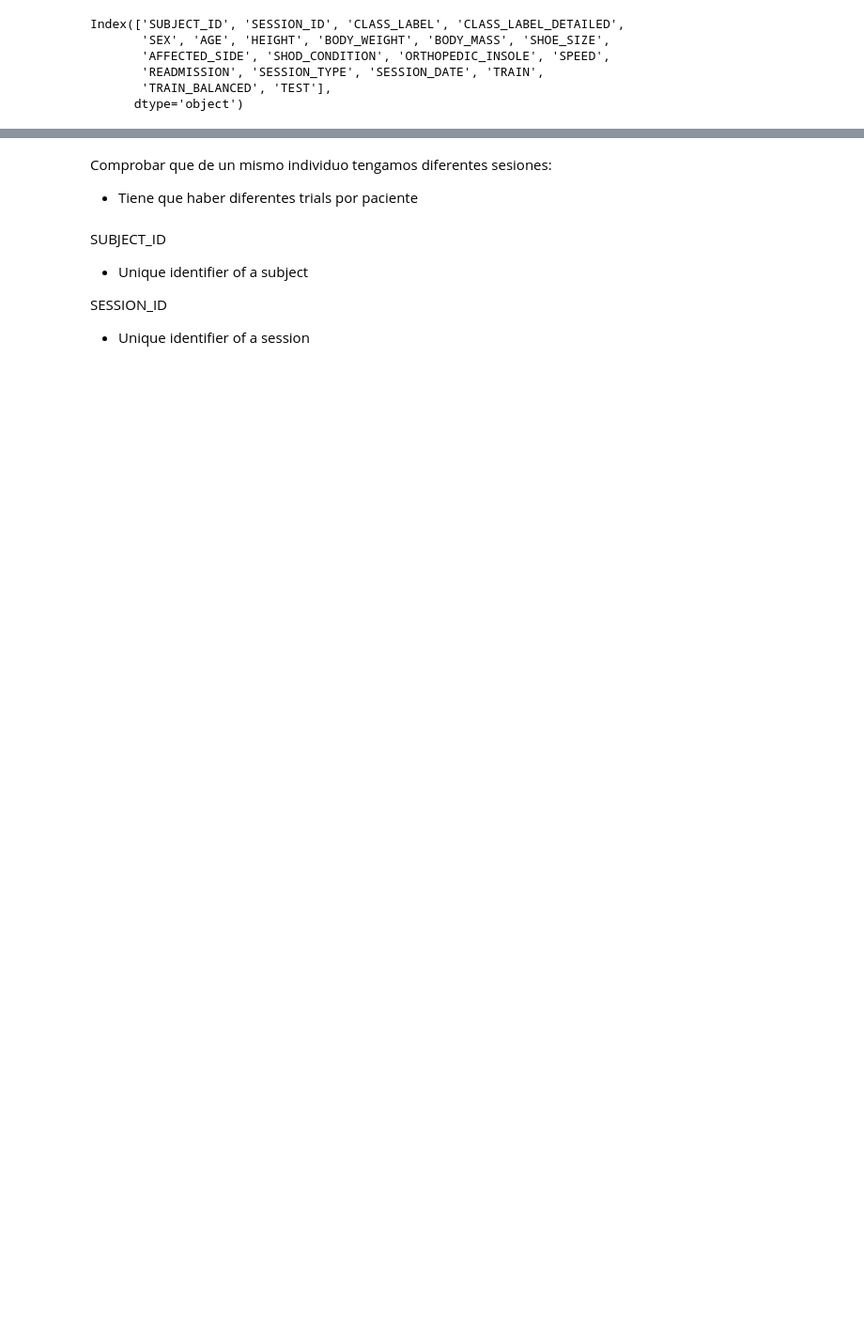
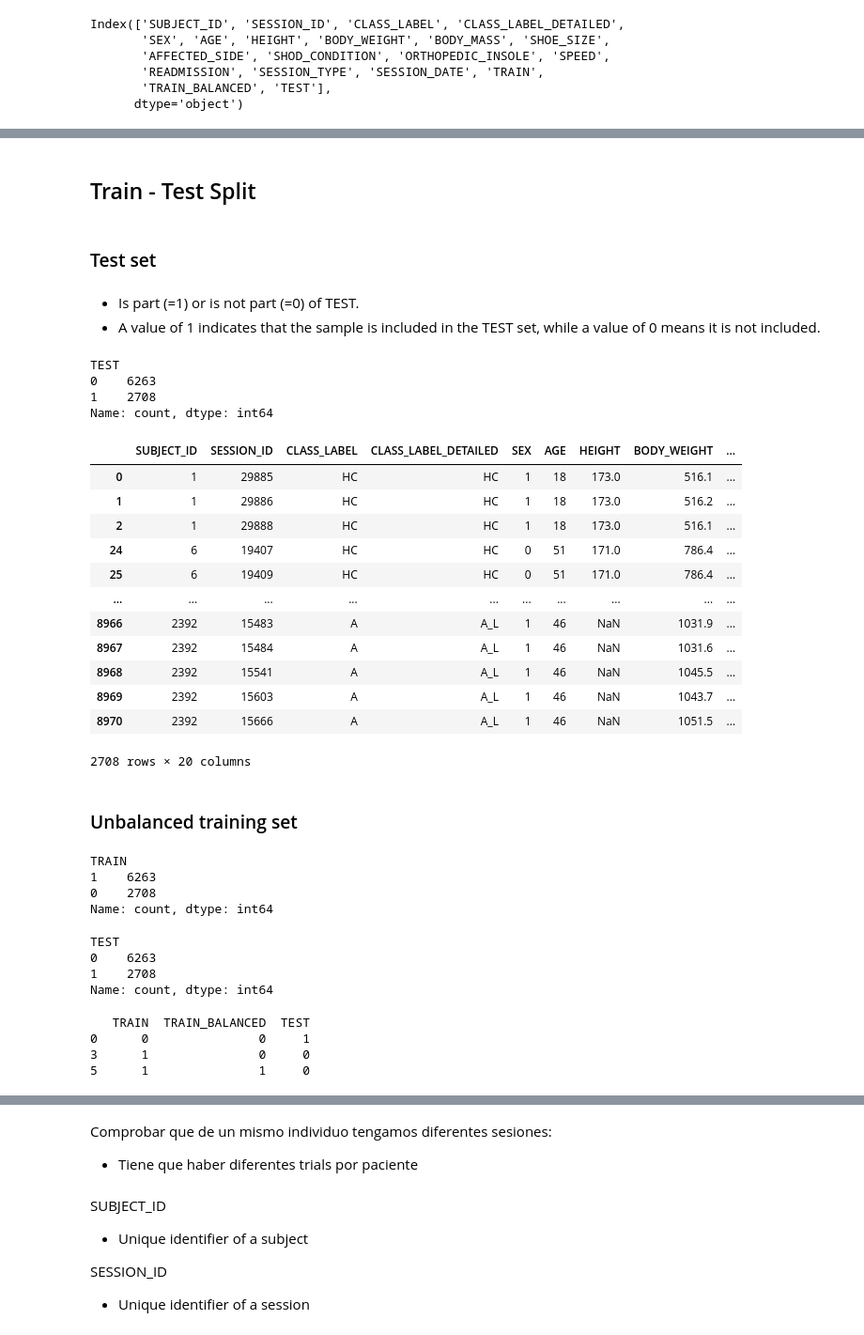
Before and after one commit to bernatsort/Therapy-Progress-Gait-Prediction, a Jupyter notebook: code.ipynb, the cells around one changed output, grey strips where cells are left out. Shown at 94% size. Drawn from its saved outputs; the diff is of its cells as text; code cells hidden in the pictures; blank space fills up the shorter version.

Commit message:
test set metadata

```diff
--- a/code.ipynb
+++ b/code.ipynb
@@ -48,0 +75,65 @@ Index(['SUBJECT_ID', 'SESSION_ID', 'CLASS_LABEL', 'CLASS_LABEL_DETAILED',
+# %% [markdown]
+## Train - Test Split
+# %% [markdown]
+### Test set
+# %% [markdown]
+- Is part (=1) or is not part (=0) of TEST.
+- A value of 1 indicates that the sample is included in the TEST set, while a value of 0 means it is not included.
+# %%
+# number of samples in the test set (class 1: 2708)
+GRF_Annotation['TEST'].value_counts()
+# %% [output]
+TEST
+0    6263
+1    2708
+Name: count, dtype: int64
+# %%
+# Create the test set from metadata
+test_set_metadata = GRF_Annotation[GRF_Annotation['TEST']==1]
+test_set_metadata
+# %% [output]
+|  | SUBJECT_ID | SESSION_ID | CLASS_LABEL | CLASS_LABEL_DETAILED | SEX | AGE | HEIGHT | BODY_WEIGHT | ... |
+| 0 | 1 | 29885 | HC | HC | 1 | 18 | 173.0 | 516.1 | ... |
+| 1 | 1 | 29886 | HC | HC | 1 | 18 | 173.0 | 516.2 | ... |
+| 2 | 1 | 29888 | HC | HC | 1 | 18 | 173.0 | 516.1 | ... |
+| 24 | 6 | 19407 | HC | HC | 0 | 51 | 171.0 | 786.4 | ... |
+| 25 | 6 | 19409 | HC | HC | 0 | 51 | 171.0 | 786.4 | ... |
+| ... | ... | ... | ... | ... | ... | ... | ... | ... | ... |
+| 8966 | 2392 | 15483 | A | A_L | 1 | 46 | NaN | 1031.9 | ... |
+| 8967 | 2392 | 15484 | A | A_L | 1 | 46 | NaN | 1031.6 | ... |
+| 8968 | 2392 | 15541 | A | A_L | 1 | 46 | NaN | 1045.5 | ... |
+| 8969 | 2392 | 15603 | A | A_L | 1 | 46 | NaN | 1043.7 | ... |
+| 8970 | 2392 | 15666 | A | A_L | 1 | 46 | NaN | 1051.5 | ... |
+2708 rows × 20 columns
+# %% [markdown]
+### Unbalanced training set
+# %%
+# Train - Test instances
+GRF_Annotation['TRAIN'].value_counts()
+# %% [output]
+TRAIN
+1    6263
+0    2708
+Name: count, dtype: int64
+# %%
+# Train - Test instances
+GRF_Annotation['TEST'].value_counts()
+# %% [output]
+TEST
+0    6263
+1    2708
+Name: count, dtype: int64
+# %%
+# columns: TRAIN, TRAIN_BALANCED, TEST
+columns = ['TRAIN', 'TRAIN_BALANCED', 'TEST']
+
+# Extract unique combinations from the columns
+combinations = GRF_Annotation[columns].drop_duplicates()
+
+# Print the combinations
+print(combinations)
+# %% [output]
+   TRAIN  TRAIN_BALANCED  TEST
+0      0               0     1
+3      1               0     0
+5      1               1     0
```
Also changed, not shown: parts of 7 cells of this notebook.
